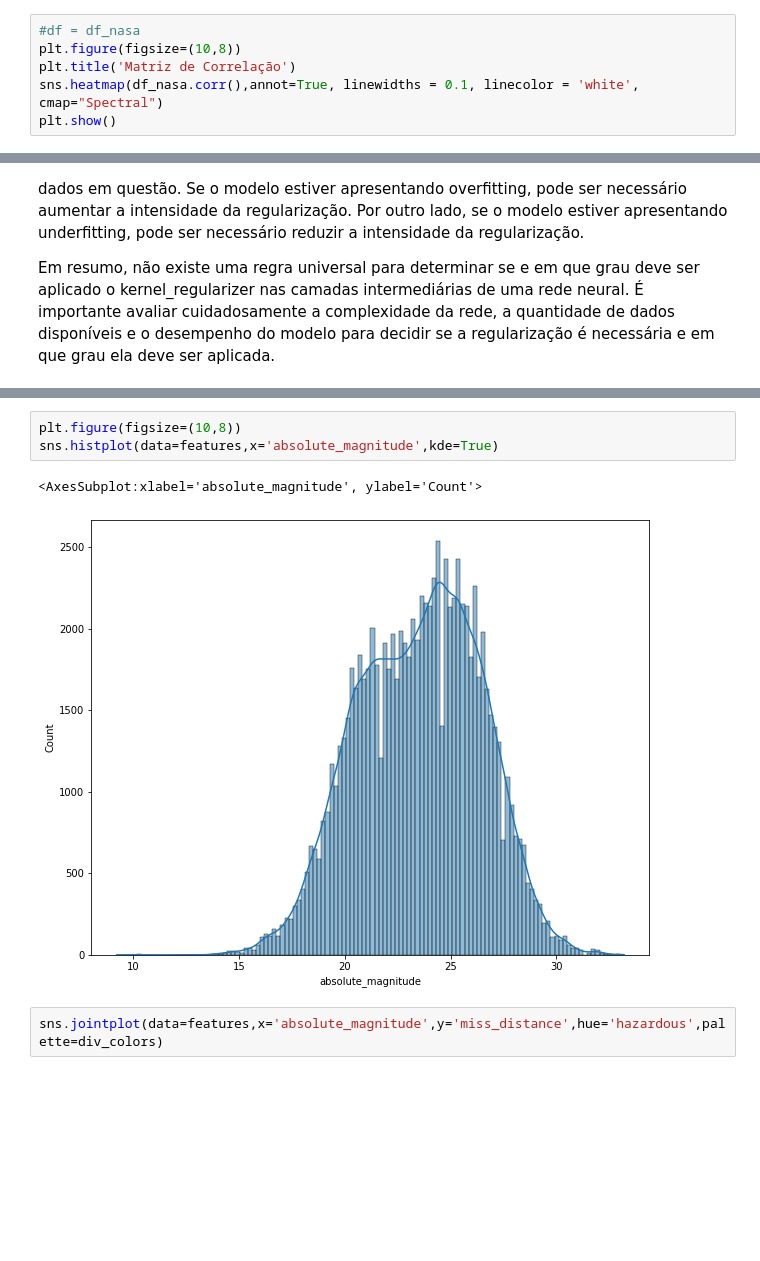
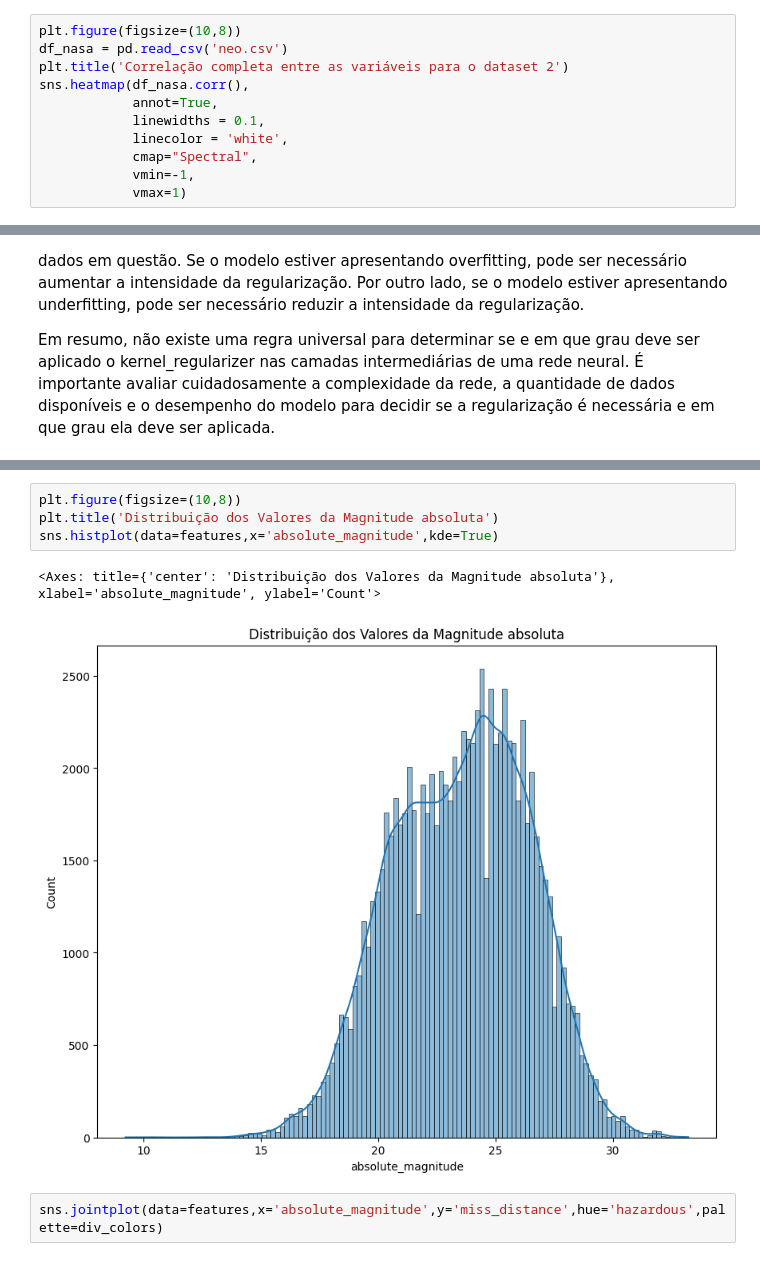
Before and after one commit to barauna-lo/Code_Library, a Jupyter notebook: TCC_PUCMinas.ipynb, the cells around one changed output, grey strips where cells are left out. Drawn from its saved outputs; the diff is of its cells as text; blank space fills up the shorter version.

```diff
--- a/TCC_PUCMinas.ipynb
+++ b/TCC_PUCMinas.ipynb
@@ -196,9 +245,14 @@ memory usage: 5.7+ MB
 # %% [markdown]
 Primeiro observaremos a correlação entre todo os dados do nosso dataframe
 # %%
-#df = df_nasa
 plt.figure(figsize=(10,8))
-plt.title('Matriz de Correlação')
-sns.heatmap(df_nasa.corr(),annot=True, linewidths = 0.1, linecolor = 'white', cmap="Spectral")
-plt.show()
+df_nasa = pd.read_csv('neo.csv')
+plt.title('Correlação completa entre as variáveis para o dataset 2')
+sns.heatmap(df_nasa.corr(),
+            annot=True,
+            linewidths = 0.1,
+            linecolor = 'white',
+            cmap="Spectral",
+            vmin=-1,
+            vmax=1)
 # %% [output]
@@ -248,9 +316,10 @@ sns.pairplot(features,hue='hazardous',palette=div_colors)#,corner=True)
 # %%
 plt.figure(figsize=(10,8))
+plt.title('Distribuição dos Valores da Magnitude absoluta')
 sns.histplot(data=features,x='absolute_magnitude',kde=True)
 # %% [output]
-<AxesSubplot:xlabel='absolute_magnitude', ylabel='Count'>
+<Axes: title={'center': 'Distribuição dos Valores da Magnitude absoluta'}, xlabel='absolute_magnitude', ylabel='Count'>
-[figure, old version]
+[figure, new version]
 # %%
 sns.jointplot(data=features,x='absolute_magnitude',y='miss_distance',hue='hazardous',palette=div_colors)
 # %% [output]
```
Also changed, not shown: parts of 53 cells of this notebook.
